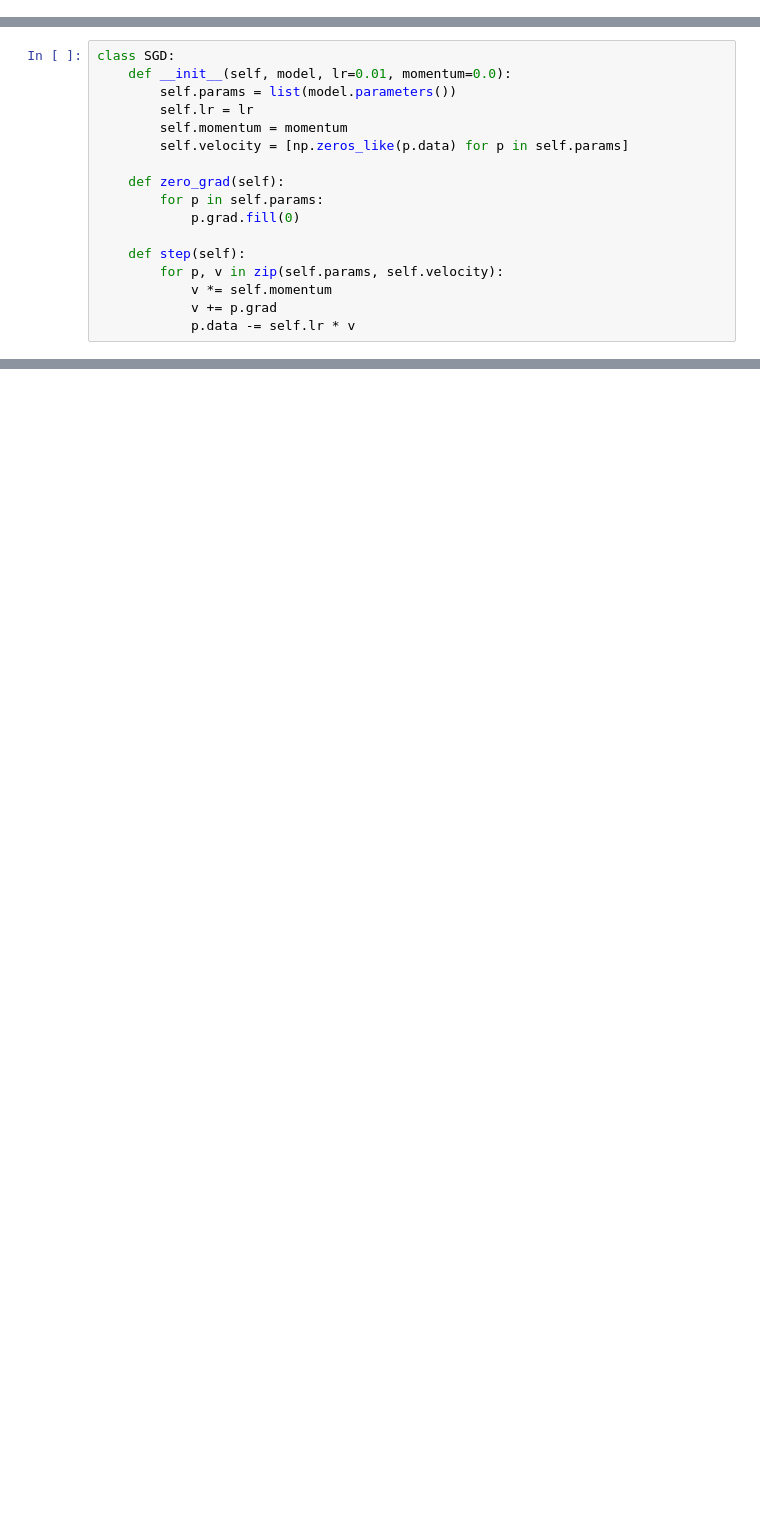
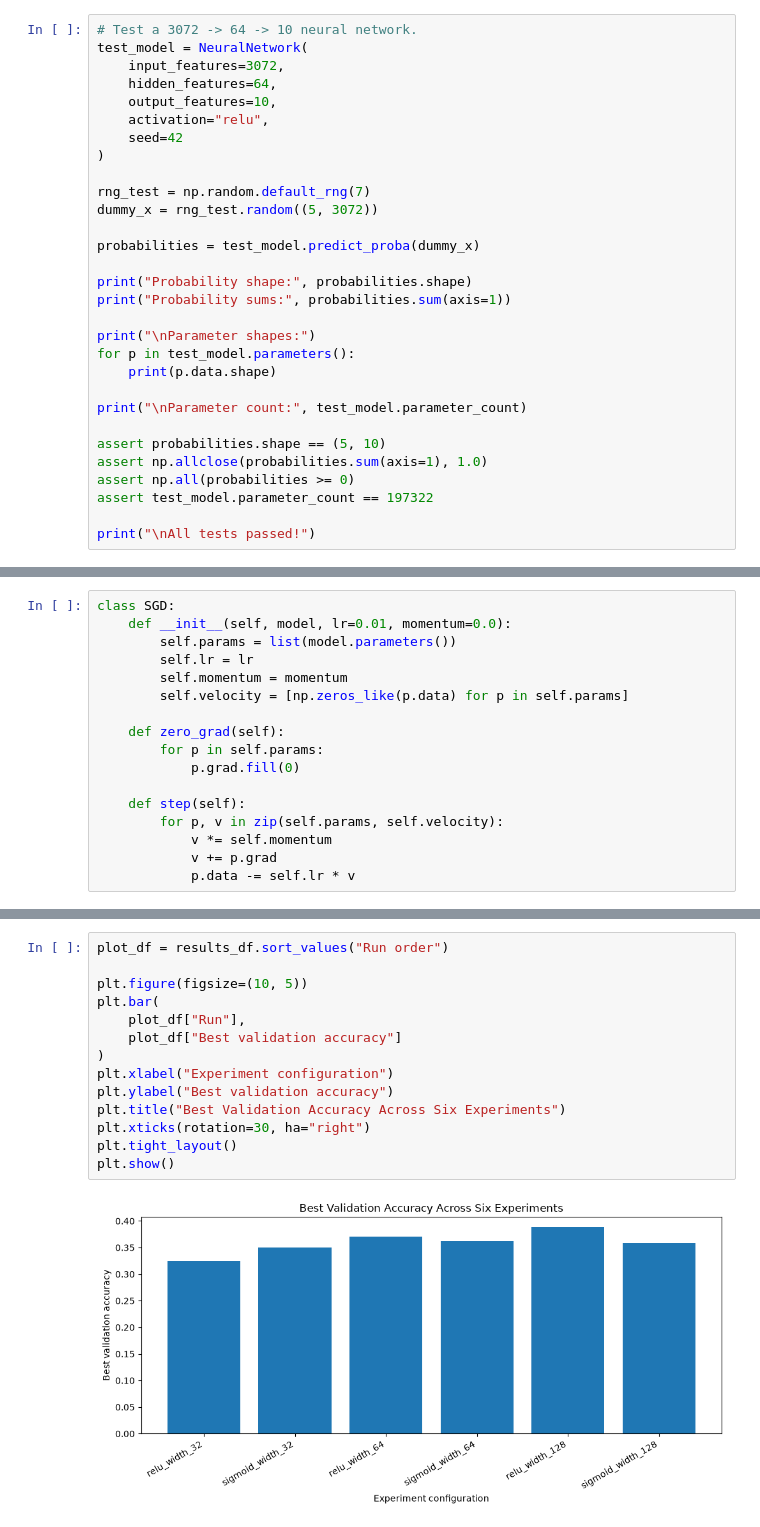
Before and after one commit to Enthusiast101/APR, a Jupyter notebook: NeuralNetwork/neuralnet.ipynb, the cells around one changed output, grey strips where cells are left out. Cells and saved outputs as stored; diff of their text form; blank space fills up the shorter version.

Commit message:
Complete APR neural networks assignment

```diff
--- a/NeuralNetwork/neuralnet.ipynb
+++ b/NeuralNetwork/neuralnet.ipynb
@@ -119,0 +256,30 @@ class NeuralNetwork:
+# %%
+# Test a 3072 -> 64 -> 10 neural network.
+test_model = NeuralNetwork(
+    input_features=3072,
+    hidden_features=64,
+    output_features=10,
+    activation="relu",
+    seed=42
+)
+
+rng_test = np.random.default_rng(7)
+dummy_x = rng_test.random((5, 3072))
+
+probabilities = test_model.predict_proba(dummy_x)
+
+print("Probability shape:", probabilities.shape)
+print("Probability sums:", probabilities.sum(axis=1))
+
+print("\nParameter shapes:")
+for p in test_model.parameters():
+    print(p.data.shape)
+
+print("\nParameter count:", test_model.parameter_count)
+
+assert probabilities.shape == (5, 10)
+assert np.allclose(probabilities.sum(axis=1), 1.0)
+assert np.all(probabilities >= 0)
+assert test_model.parameter_count == 197322
+
+print("\nAll tests passed!")
@@ -174,0 +986,16 @@ print(l1(x).shape)
+# %%
+plot_df = results_df.sort_values("Run order")
+
+plt.figure(figsize=(10, 5))
+plt.bar(
+    plot_df["Run"],
+    plot_df["Best validation accuracy"]
+)
+plt.xlabel("Experiment configuration")
+plt.ylabel("Best validation accuracy")
+plt.title("Best Validation Accuracy Across Six Experiments")
+plt.xticks(rotation=30, ha="right")
+plt.tight_layout()
+plt.show()
+# %% [output]
+[figure, added]
```
Also changed, not shown: parts of 34 cells of this notebook.
